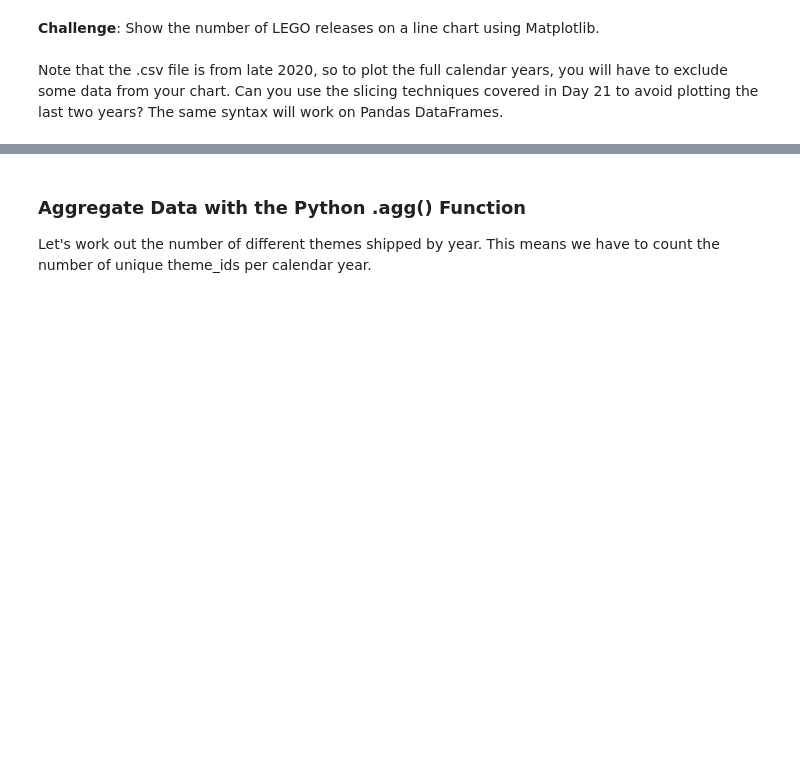
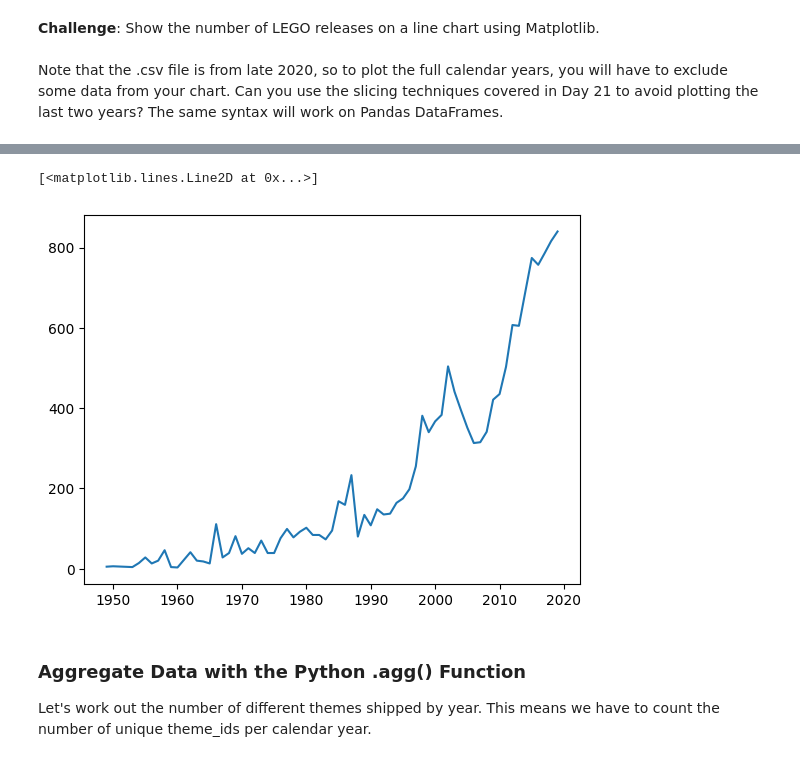
Before and after one commit to shahiddhariwala/lego_data_analysis, a Jupyter notebook: lego_data_analysis.ipynb, the cells around one changed output, grey strips where cells are left out. Cells and saved outputs as stored; diff of their text form; code cells hidden in the pictures; blank space fills up the shorter version.

```diff
--- a/lego_data_analysis.ipynb
+++ b/lego_data_analysis.ipynb
@@ -127,3 +166,8 @@ Note that the .csv file is from late 2020, so to plot the full calendar years, y
+# %%
+plt.plot(sets_by_year["num_parts"][:-2])
+# %% [output]
+[<matplotlib.lines.Line2D at 0x...>]
+[figure, added]
 # %% [markdown]
 ### Aggregate Data with the Python .agg() Function
 
```
Also changed, not shown: parts of 6 cells of this notebook.
